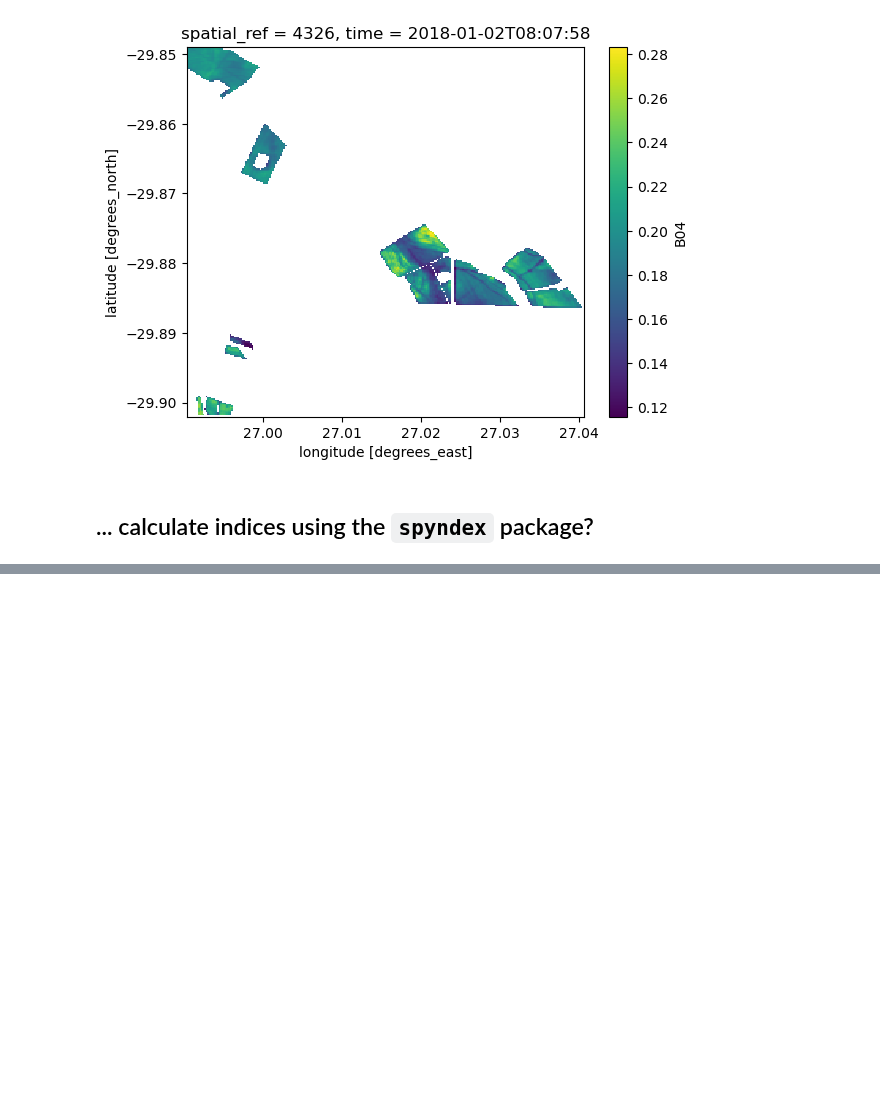
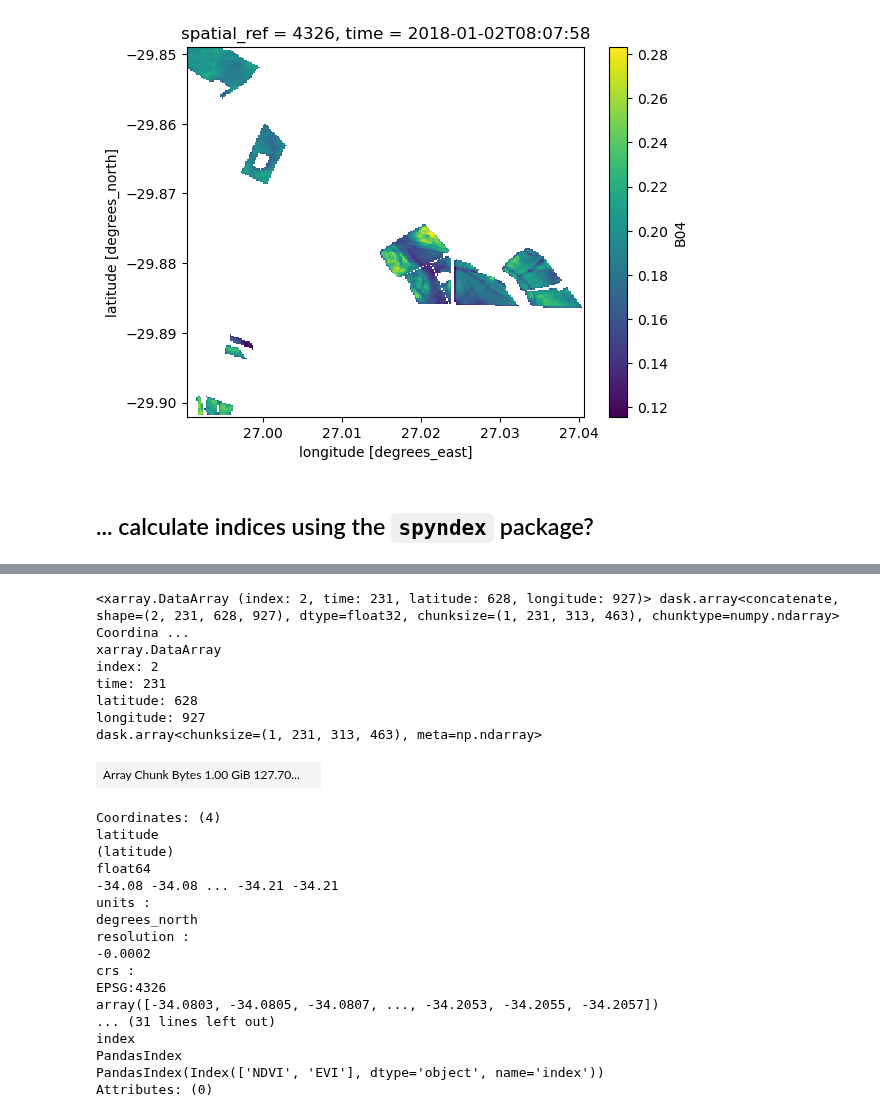
Before and after one commit to Jena-Earth-Observation-School/sdc-tools, a Jupyter notebook: docs/content/02_Getting_Started/02_00_How_to.ipynb, the cells around one changed output, grey strips where cells are left out. Saved outputs shown, nothing was run; the diff lists cells and outputs as text; code cells hidden in the pictures; blank space fills up the shorter version.

```diff
--- a/docs/content/02_Getting_Started/02_00_How_to.ipynb
+++ b/docs/content/02_Getting_Started/02_00_How_to.ipynb
@@ -64,0 +175,37 @@ _Coming soon..._
+# %%
+params = {'N': ds.B08,
+          'R': ds.B04,
+          'B': ds.B02,
+          'g': 2.5,
+          'C1': 6.0,
+          'C2': 7.5,
+          'L': 1.0}
+
+ds_indices = spyndex.computeIndex(index=['NDVI', 'EVI'], params=params)
+ds_indices
+# %% [output]
+<xarray.DataArray (index: 2, time: 231, latitude: 628, longitude: 927)> dask.array<concatenate, shape=(2, 231, 628, 927), dtype=float32, chunksize=(1, 231, 313, 463), chunktype=numpy.ndarray> Coordina ...
+xarray.DataArray
+index: 2
+time: 231
+latitude: 628
+longitude: 927
+dask.array<chunksize=(1, 231, 313, 463), meta=np.ndarray>
+| Array Chunk Bytes 1.00 GiB 127.70... |  |
+Coordinates: (4)
+latitude
+(latitude)
+float64
+-34.08 -34.08 ... -34.21 -34.21
+units :
+degrees_north
+resolution :
+-0.0002
+crs :
+EPSG:4326
+array([-34.0803, -34.0805, -34.0807, ..., -34.2053, -34.2055, -34.2057])
+... (31 lines left out)
+index
+PandasIndex
+PandasIndex(Index(['NDVI', 'EVI'], dtype='object', name='index'))
+Attributes: (0)
```
Also changed, not shown: parts of 23 cells of this notebook.
